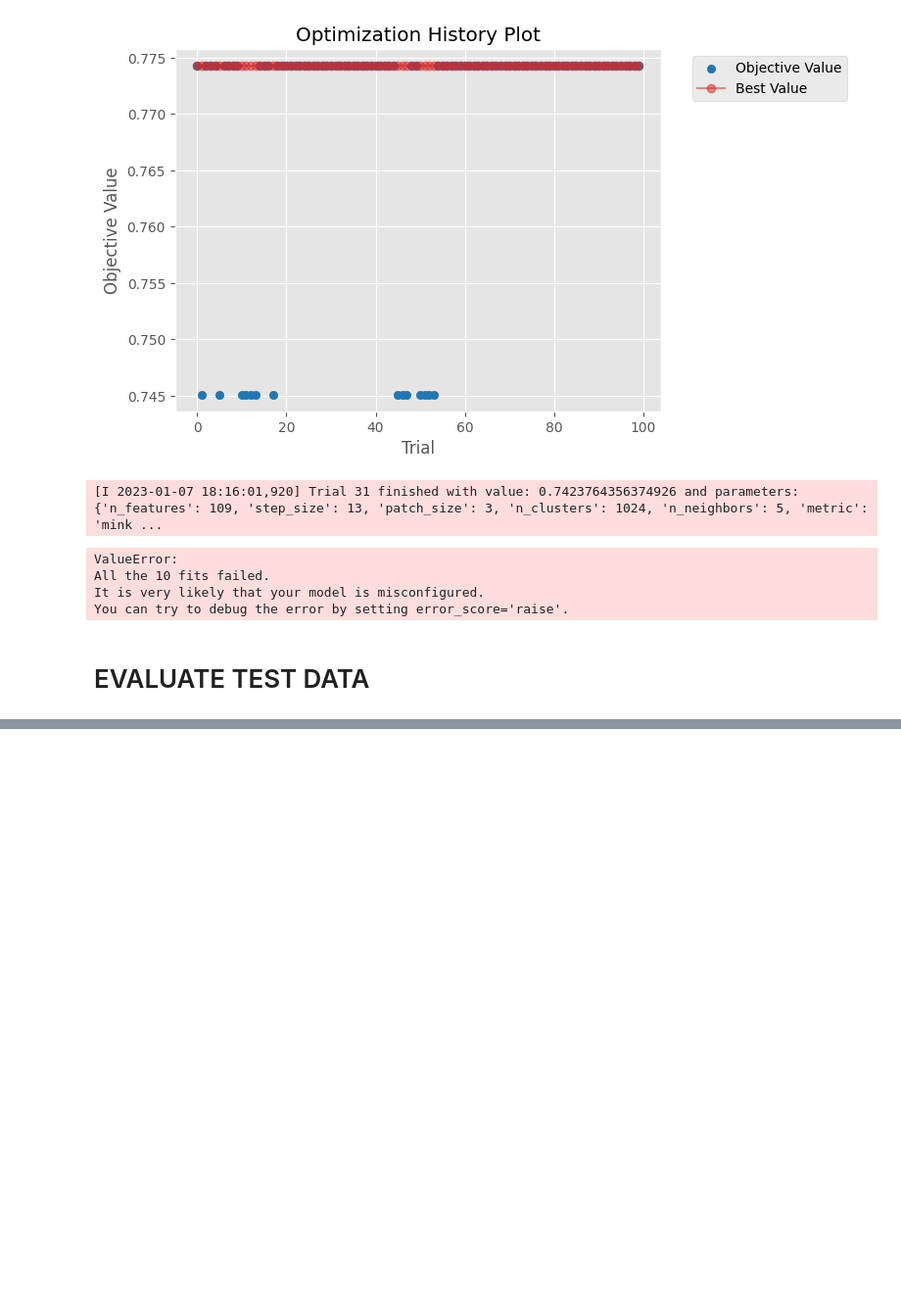
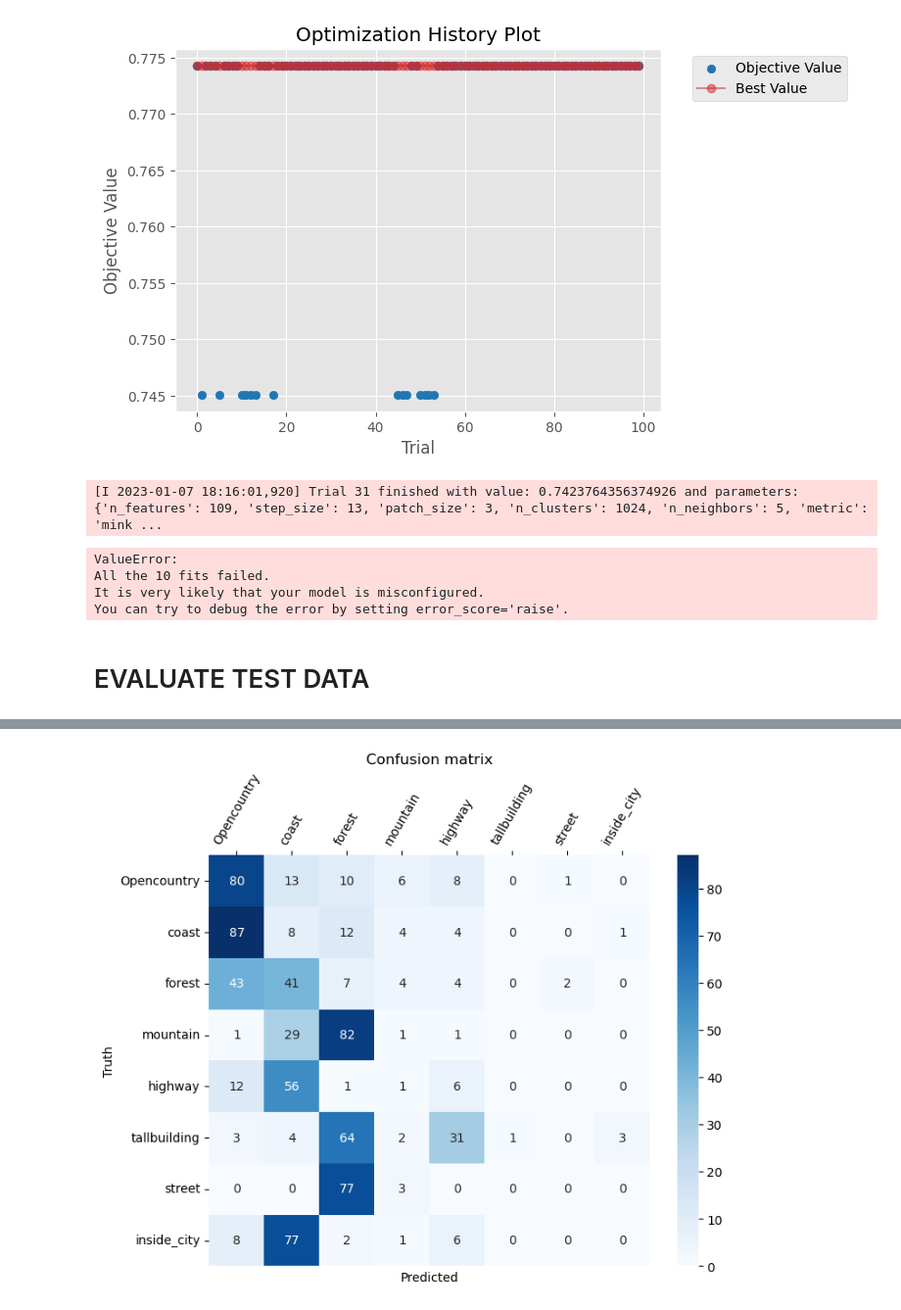
Before and after one commit to guillem-cf/M3-Project, a Jupyter notebook: Week1/BagofVisualWords.ipynb, the cells around one changed output, grey strips where cells are left out. Shown at 98% size. Saved outputs shown, nothing was run; the diff lists cells and outputs as text; code cells hidden in the pictures; blank space fills up the shorter version.

Commit message:
test evaluation

```diff
--- a/Week1/BagofVisualWords.ipynb
+++ b/Week1/BagofVisualWords.ipynb
@@ -837,0 +847,17 @@ You can try to debug the error by setting error_score='raise'.
+# %%
+# Best descriptor
+DESCRIPTOR = feature_extractors["DenseSIFT"](n_features=214, patch_size=2, step_size=15)
+train_descriptors, train_labels_descrip = extract_features(train_images_filenames, train_labels, DESCRIPTOR)
+test_descriptors, test_labels_descrip = extract_features(test_images_filenames, test_labels, DESCRIPTOR)
+# %%
+# Best model
+clustering = partial(cluster_local_features, n_clusters=1024)
+dim_reduction_type = dim_reduction["PCA"]()
+classifier = classifiers["KNN"](n_neighbors=10, n_jobs=8, metric='euclidean')
+# %%
+# Train the model and compute the time
+start = time.time()
+ex_trainer = BoVWClassifier(clustering, classifier, dim_reduction_type)
+ex_trainer.fit(train_descriptors, train_labels_descrip)
+end = time.time()
+print("Training time: ", end - start)
@@ -837,0 +866,6 @@ You can try to debug the error by setting error_score='raise'.
+# %%
+# Test the model and compute the time
+start = time.time()
+predictions = ex_trainer.predict(test_descriptors)
+end = time.time()
+print("Testing time: ", end - start)
@@ -837,0 +903,19 @@ You can try to debug the error by setting error_score='raise'.
+# %%
+import seaborn as sns
+# Plot confusion matrix∫
+labels = ["Opencountry", "coast", "forest", "mountain", "highway", "tallbuilding", "street", "inside_city"]
+confusion = confusion_matrix(test_labels_descrip, predictions, labels=labels)
+
+fig = plt.figure(figsize=(8, 6))
+g = sns.heatmap(confusion,cbar=True,annot=True, cmap="Blues")#, xticklabels=labels, yticklabels=labels,)
+g.set_title('Confusion matrix')
+
+g.set_ylabel('Truth')
+g.set_xlabel('Predicted')
+g.set_yticklabels(labels, rotation=0)
+g.set_xticklabels(labels, rotation=60)
+g.xaxis.tick_top()
+
+plt.show()
+# %% [output]
+[figure, added]
```
Also changed, not shown: parts of 17 cells of this notebook.
